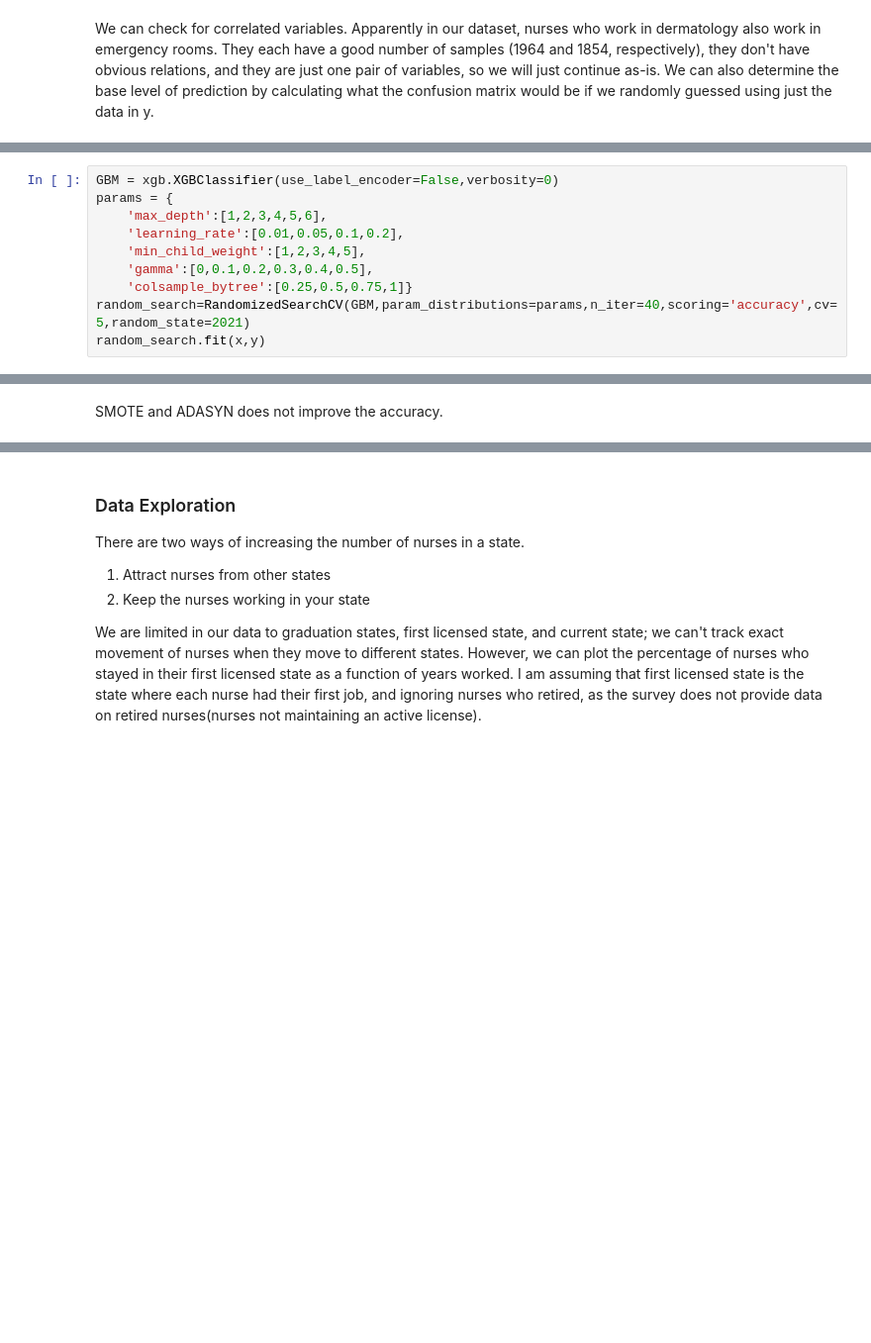
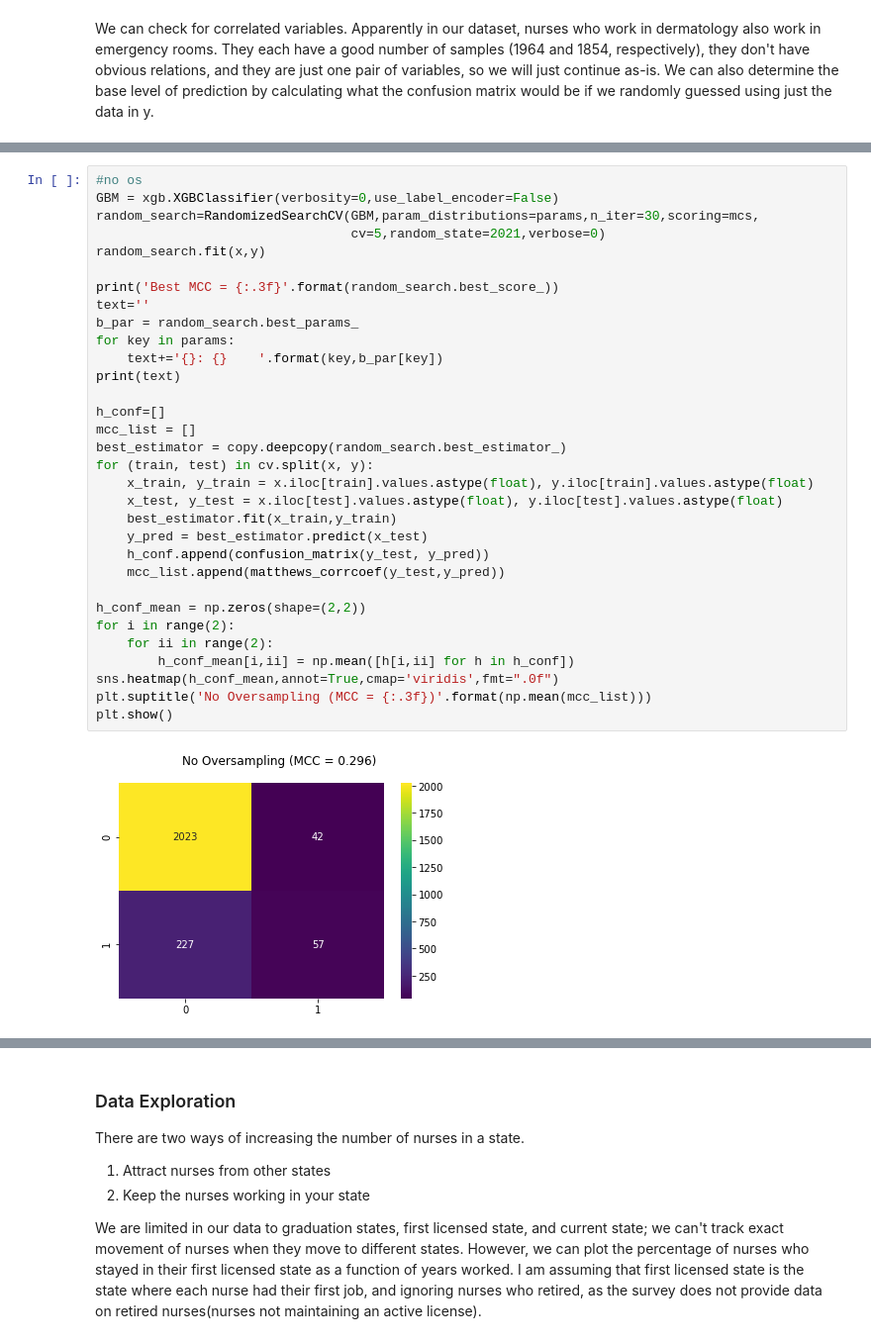
Before and after one commit to tk0802kim/Analysis-of-Nursing-Data, a Jupyter notebook: nursing_analysis.ipynb, the cells around one changed output, grey strips where cells are left out. Shown at 99% size. Cells and saved outputs as stored; diff of their text form; blank space fills up the shorter version.

```diff
--- a/nursing_analysis.ipynb
+++ b/nursing_analysis.ipynb
@@ -519,10 +767,0 @@ rf_varnames = copy.deepcopy(x.columns)
-# %%
-GBM = xgb.XGBClassifier(use_label_encoder=False,verbosity=0)
-params = {
-    'max_depth':[1,2,3,4,5,6],
-    'learning_rate':[0.01,0.05,0.1,0.2],
-    'min_child_weight':[1,2,3,4,5],
-    'gamma':[0,0.1,0.2,0.3,0.4,0.5],
-    'colsample_bytree':[0.25,0.5,0.75,1]}
-random_search=RandomizedSearchCV(GBM,param_distributions=params,n_iter=40,scoring='accuracy',cv=5,random_state=2021)
-random_search.fit(x,y)
@@ -595,2 +768,34 @@ RF Importance = 0.010,    Regression Coef = -0.058
-# %% [markdown]
-SMOTE and ADASYN does not improve the accuracy.
+# %%
+#no os
+GBM = xgb.XGBClassifier(verbosity=0,use_label_encoder=False)
+random_search=RandomizedSearchCV(GBM,param_distributions=params,n_iter=30,scoring=mcs,
+                                 cv=5,random_state=2021,verbose=0)
+random_search.fit(x,y)
+
+print('Best MCC = {:.3f}'.format(random_search.best_score_))
+text=''
+b_par = random_search.best_params_
+for key in params:
+    text+='{}: {}    '.format(key,b_par[key])
+print(text)
+
+h_conf=[]
+mcc_list = []
+best_estimator = copy.deepcopy(random_search.best_estimator_)
+for (train, test) in cv.split(x, y):
+    x_train, y_train = x.iloc[train].values.astype(float), y.iloc[train].values.astype(float)
+    x_test, y_test = x.iloc[test].values.astype(float), y.iloc[test].values.astype(float)
+    best_estimator.fit(x_train,y_train)
+    y_pred = best_estimator.predict(x_test)
+    h_conf.append(confusion_matrix(y_test, y_pred))
+    mcc_list.append(matthews_corrcoef(y_test,y_pred))
+
+h_conf_mean = np.zeros(shape=(2,2))
+for i in range(2):
+    for ii in range(2):
+        h_conf_mean[i,ii] = np.mean([h[i,ii] for h in h_conf])
+sns.heatmap(h_conf_mean,annot=True,cmap='viridis',fmt=".0f")
+plt.suptitle('No Oversampling (MCC = {:.3f})'.format(np.mean(mcc_list)))
+plt.show()
+# %% [output]
+[figure, added]
```
Also changed, not shown: parts of 33 cells of this notebook.
